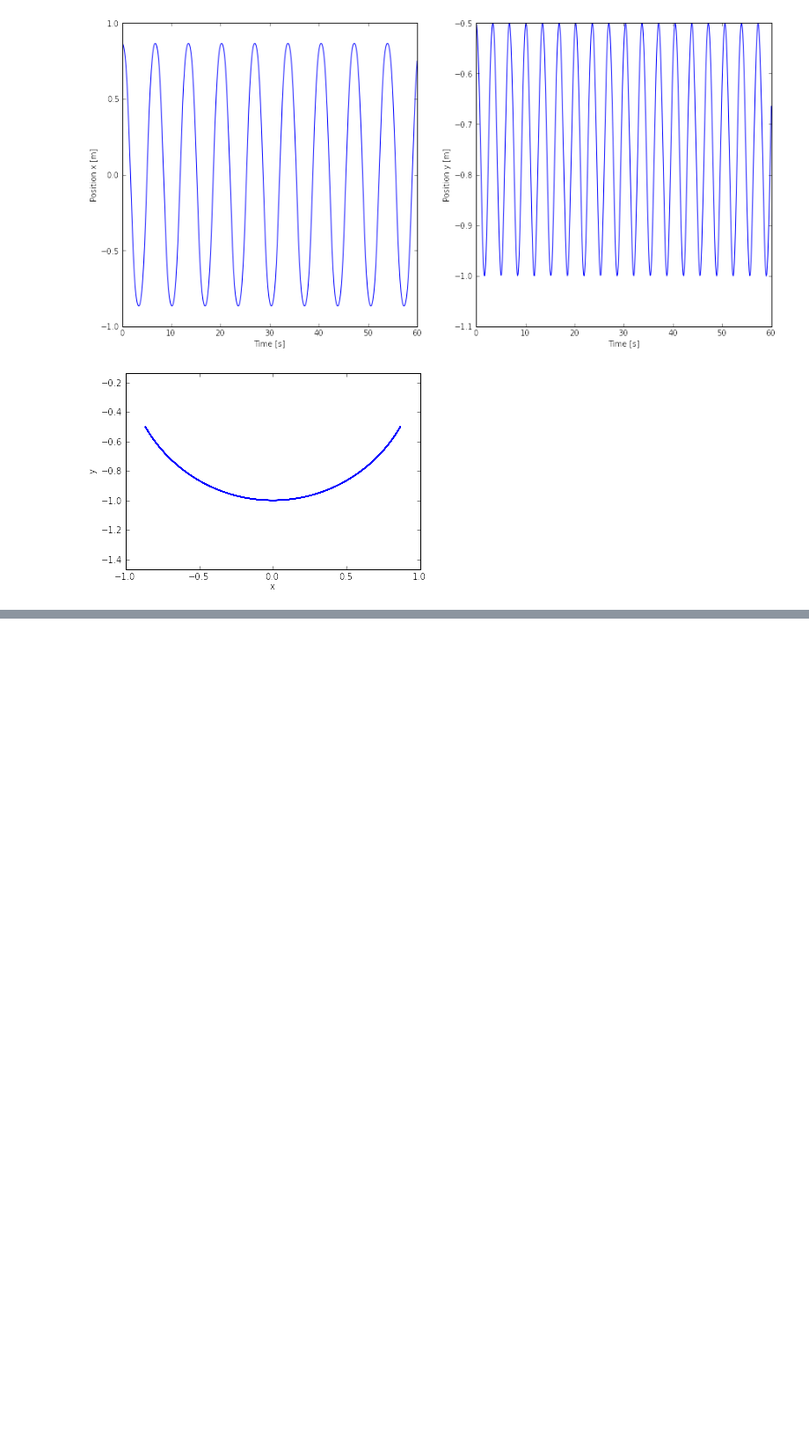
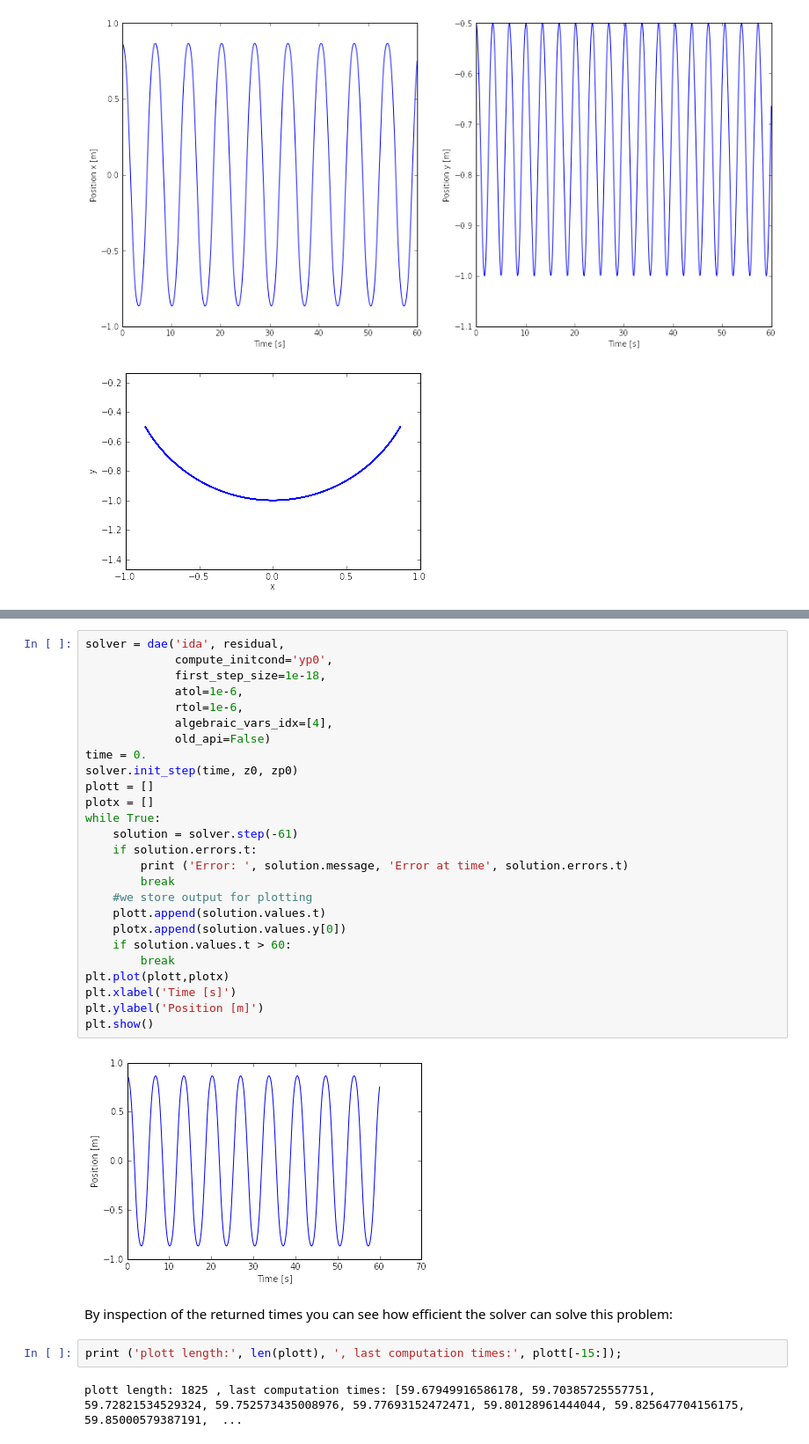
Before and after one commit to bmcage/odes, a Jupyter notebook: docs/ipython/Planar Pendulum as DAE.ipynb, the cells around one changed output, grey strips where cells are left out. Shown at 88% size. Saved outputs shown, nothing was run; the diff lists cells and outputs as text; blank space fills up the shorter version.

```diff
--- a/docs/ipython/Planar Pendulum as DAE.ipynb
+++ b/docs/ipython/Planar Pendulum as DAE.ipynb
@@ -195,0 +241,34 @@ plt.show()
+# %%
+solver = dae('ida', residual,
+             compute_initcond='yp0',
+             first_step_size=1e-18,
+             atol=1e-6,
+             rtol=1e-6,
+             algebraic_vars_idx=[4],
+             old_api=False)
+time = 0.
+solver.init_step(time, z0, zp0)
+plott = []
+plotx = []
+while True:
+    solution = solver.step(-61)
+    if solution.errors.t:
+        print ('Error: ', solution.message, 'Error at time', solution.errors.t)
+        break
+    #we store output for plotting
+    plott.append(solution.values.t)
+    plotx.append(solution.values.y[0])
+    if solution.values.t > 60:
+        break
+plt.plot(plott,plotx)
+plt.xlabel('Time [s]')
+plt.ylabel('Position [m]')
+plt.show()
+# %% [output]
+[figure, added]
+# %% [markdown]
+By inspection of the returned times you can see how efficient the solver can solve this problem:
+# %%
+print ('plott length:', len(plott), ', last computation times:', plott[-15:]);
+# %% [output]
+plott length: 1825 , last computation times: [59.67949916586178, 59.70385725557751, 59.72821534529324, 59.752573435008976, 59.77693152472471, 59.80128961444044, 59.825647704156175, 59.85000579387191,  ...
```
Also changed, not shown: parts of 5 cells of this notebook, 4 other files.
